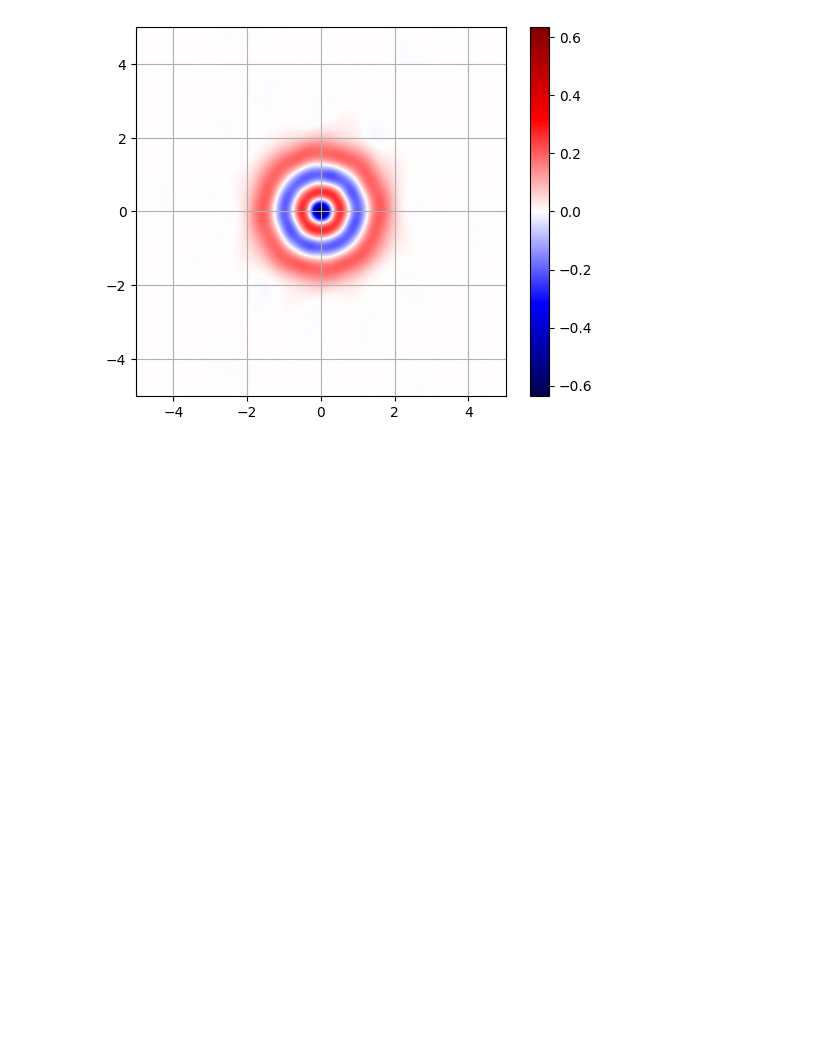
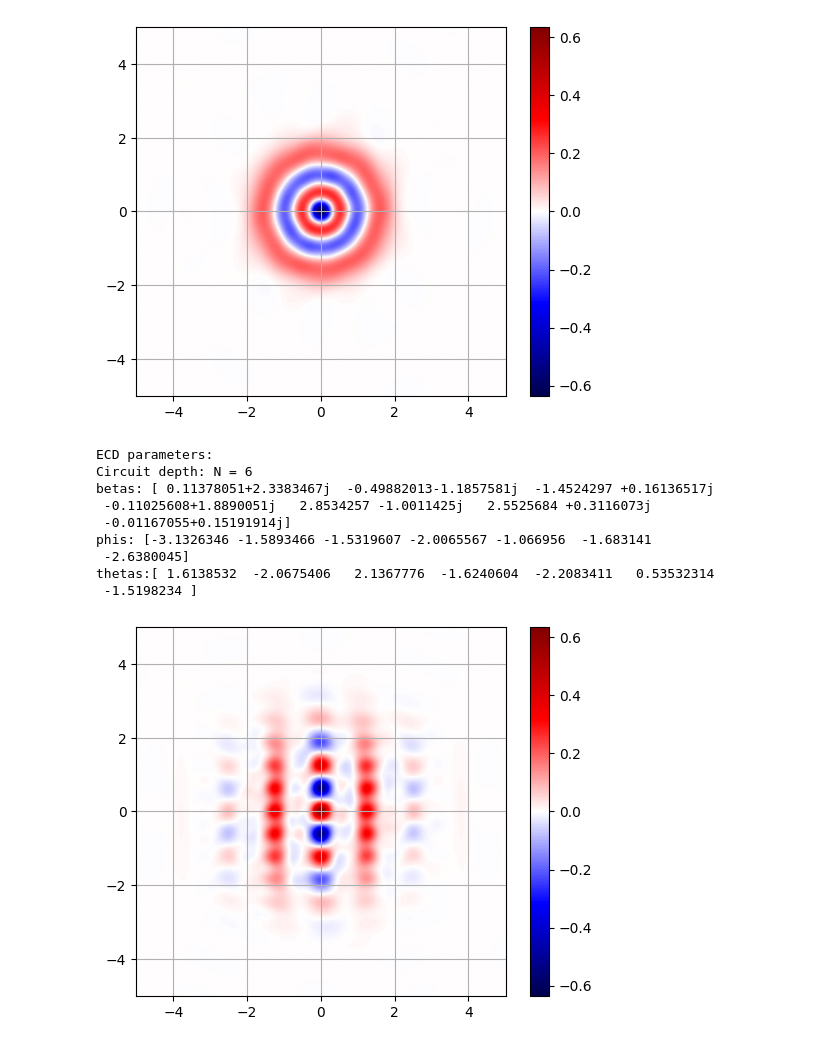
Before and after one commit to TheSQuaD-IQ/ECD_control, a Jupyter notebook: examples/ECD_state_prep_examples.ipynb, the cells around one changed output. Cells and saved outputs as stored; diff of their text form; code cells hidden in the pictures; blank space fills up the shorter version.

Commit message:
succesful optimization test for GKp square minus_Z

```diff
--- a/examples/ECD_state_prep_examples.ipynb
+++ b/examples/ECD_state_prep_examples.ipynb
@@ -171,3 +171,17 @@ phis: [ 2.4567668 -0.9216497  0.9516804  2.3063986 -2.4546044 -0.6102104
 thetas:[-1.5722258 -1.1603059  0.9203694 -2.7346857  2.3112547 -1.7992163
  -1.6153878]
 [figure]
+# %%
+filename = 'GKP_square_test.npz'
+circuit_sim(filename, N=150)
+# %% [output]
+ECD parameters:
+Circuit depth: N = 6
+betas: [ 0.11378051+2.3383467j  -0.49882013-1.1857581j  -1.4524297 +0.16136517j
+ -0.11025608+1.8890051j   2.8534257 -1.0011425j   2.5525684 +0.3116073j
+ -0.01167055+0.15191914j]
+phis: [-3.1326346 -1.5893466 -1.5319607 -2.0065567 -1.066956  -1.683141
+ -2.6380045]
+thetas:[ 1.6138532  -2.0675406   2.1367776  -1.6240604  -2.2083411   0.53532314
+ -1.5198234 ]
+[figure, added]
```
Also changed, not shown: 3 other files.
